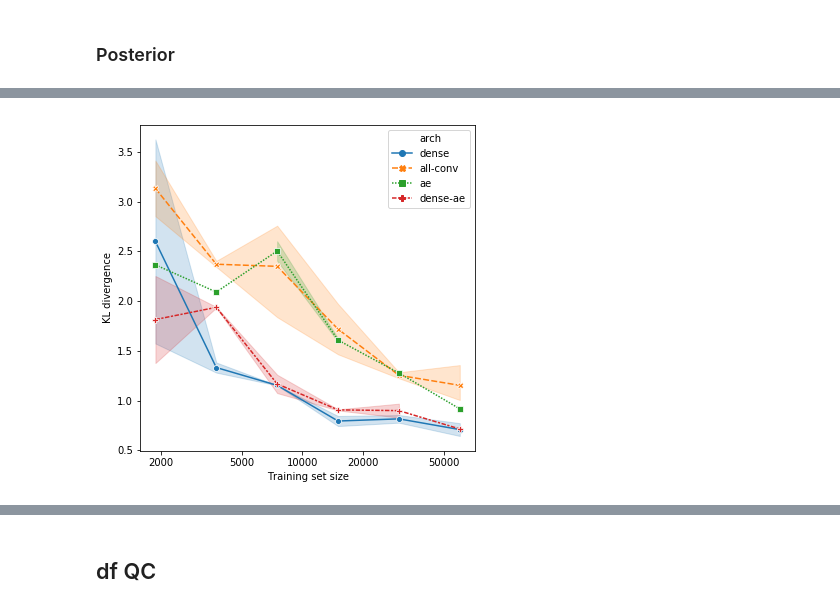
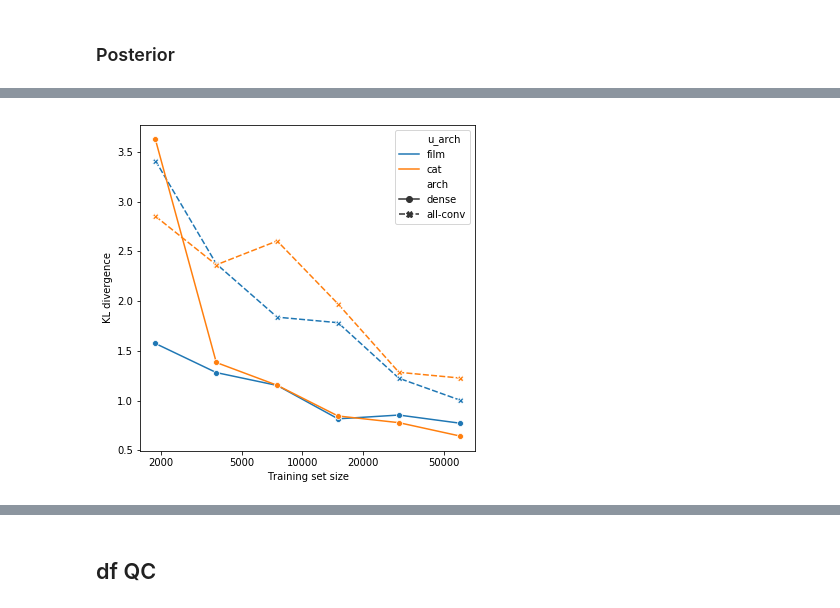
Before and after one commit to clintonjwang/conditional_nets, a Jupyter notebook: scratchpad.ipynb, the cells around one changed output, grey strips where cells are left out. Drawn from its saved outputs; the diff is of its cells as text; code cells hidden in the pictures.

```diff
--- a/scratchpad.ipynb
+++ b/scratchpad.ipynb
@@ -266,15 +664,15 @@ Text(0,0.5,'KL divergence')
 # %%
-## Figure 5a - AE
-df_sub = df[(df['noise_p'] == 0.1) & (df['mc_drop'] == 0)]
+## Figure 5b
+df_sub = df[(df['noise_p'] == 0.1) & (~df['arch'].str.contains('ae')) & (df['mc_drop'] == 0)]
 x_filt = [60000//2**n for n in range(6)]
 df_sub = df_sub[df_sub['N_train'].isin(x_filt)]
 
 plt.figure(figsize=(6,6))
 df_sub['lnN_train'] = np.log(df_sub['N_train'])
-sns.lineplot(x='lnN_train', y='true_KL', data=df_sub, style='arch', hue='arch', markers=True)
+sns.lineplot(x='lnN_train', y='true_KL', data=df_sub, style='arch', hue='u_arch', markers=True, ci=None)
 plt.xlabel('Training set size')
 plt.ylabel('KL divergence')
 x_dom = [2000, 5000, 10000, 20000, 50000]
 plt.xticks(np.log(x_dom), x_dom);
 # %% [output]
-[figure, old version]
+[figure, new version]
```
Also changed, not shown: parts of 55 cells of this notebook, 9 other files.
